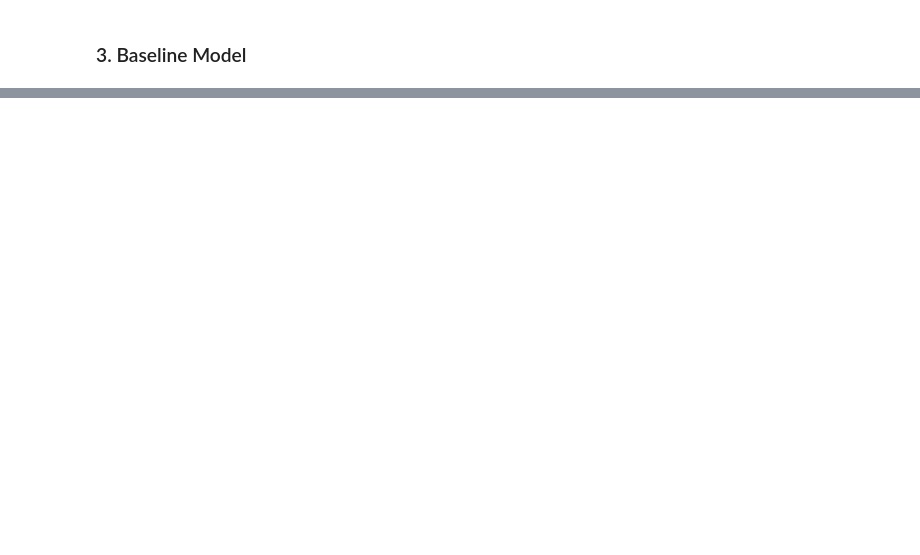
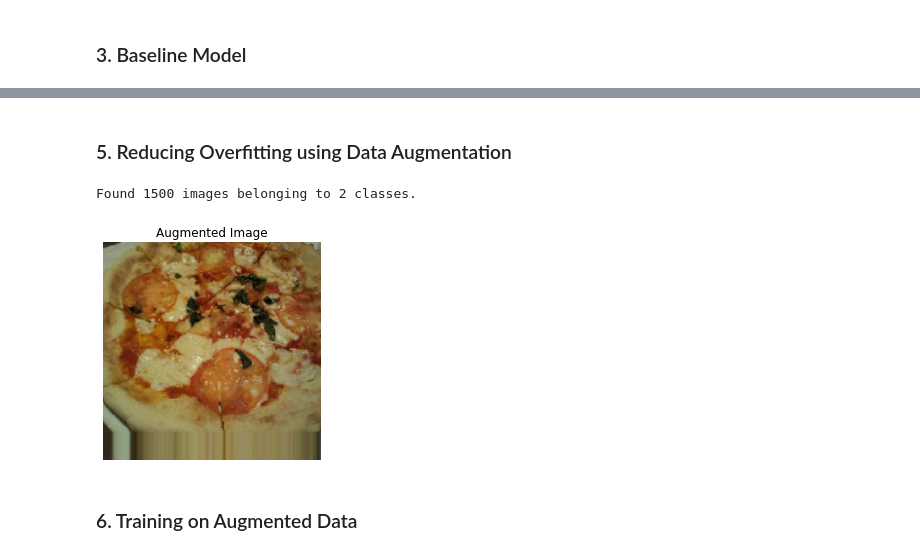
Before and after one commit to ShyamSundhar1411/My-ML-Notebooks, a Jupyter notebook: Classifications/Introduction_to_Computer_Vision_Using_Tensorflow.ipynb, the cells around one changed output, grey strips where cells are left out. Cells and saved outputs as stored; diff of their text form; code cells hidden in the pictures; blank space fills up the shorter version.

```diff
--- a/Classifications/Introduction_to_Computer_Vision_Using_Tensorflow.ipynb
+++ b/Classifications/Introduction_to_Computer_Vision_Using_Tensorflow.ipynb
@@ -346,0 +407,21 @@ Epoch 5/5
+# %% [markdown]
+### 5. Reducing Overfitting using Data Augmentation
+# %%
+train_datagen_augmented = ImageDataGenerator(
+    rescale = 1/255.,rotation_range=0.2,
+    shear_range = 0.2,zoom_range = 0.2,width_shift_range = 0.2,height_shift_range=0.3,horizontal_flip=True
+    )
+# %%
+train_data_augmented = train_datagen_augmented.flow_from_directory(train_dir,batch_size = 32,target_size = (224,224),class_mode = "binary",shuffle = False)
+# %% [output]
+Found 1500 images belonging to 2 classes.
+# %%
+images,labels = train_data_augmented.next()
+# %%
+plt.imshow(images[0])
+plt.title("Augmented Image")
+plt.axis(False);
+# %% [output]
+[figure, added]
+# %% [markdown]
+### 6. Training on Augmented Data
```
Also changed, not shown: parts of 39 cells of this notebook.
